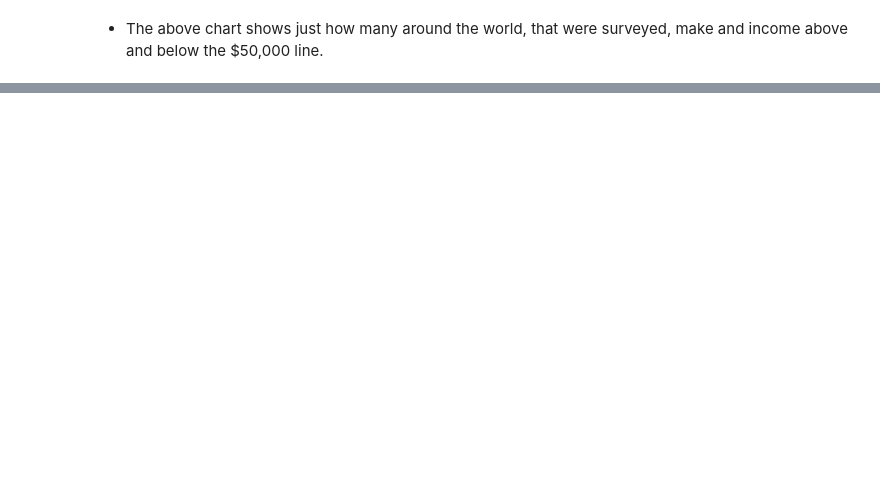
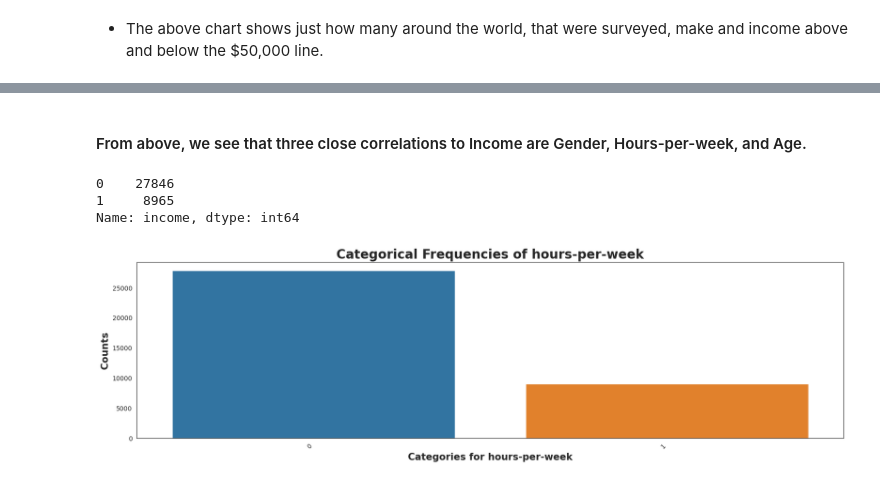
Before and after one commit to parrisatwork/Data-Predictions, a Jupyter notebook: Adult_Income_Parris_Trimingham.ipynb, the cells around one changed output, grey strips where cells are left out. Drawn from its saved outputs; the diff is of its cells as text; code cells hidden in the pictures; blank space fills up the shorter version.

```diff
--- a/Adult_Income_Parris_Trimingham.ipynb
+++ b/Adult_Income_Parris_Trimingham.ipynb
@@ -35,3 +41,26 @@ warnings.filterwarnings('ignore')
+# %%
+## functionize a barplot and call it plot_bar
+
+def plot_bar(data,x, y, figsize=(20,5)):
+    ## Make a larger fig/ax before plotting
+    fig, ax = plt.subplots(figsize=figsize)
+
+    ## Plot barplot
+
+    ## counts, counts up the categories, sort the values, then puts them in a
+    ## data frame.
+
+    counts = df[x].value_counts().sort_values(ascending=False).to_frame()
+    ## ploting the barplot
+
+    sns.barplot(data=counts,x=counts.index, y = counts[x],ax=ax)
+
+    plt.xticks(rotation= 90)
+    ax.set_title(f'Categorical Frequencies of {y}', fontsize = 20, fontweight = 'bold');
+    ax.set_xlabel(f'Categories for {y}', fontsize = 15, fontweight = 'bold')
+    ax.set_ylabel('Counts', fontsize = 15, fontweight = 'bold')
+
+    return fig,ax
 # %% [markdown]
 ## **Load and Inspect Data**
 # %%
@@ -336,3 +365,14 @@ print(f'There are {df.isna().sum().sum()} missing values.')
 There are 0 missing values.
 # %% [markdown]
 ### Univariate Visuals for the Target
+# %%
+label_encoder = preprocessing.LabelEncoder()
+
+df['gender'] = label_encoder.fit_transform(df['gender'])
+df['workclass'] = label_encoder.fit_transform(df['workclass'])
+df['education'] = label_encoder.fit_transform(df['education'])
+df['marital-status'] = label_encoder.fit_transform(df['marital-status'])
+df['occupation'] = label_encoder.fit_transform(df['occupation'])
+df['relationship'] = label_encoder.fit_transform(df['relationship'])
+df['native-country'] = label_encoder.fit_transform(df['native-country'])
+df['income'] = label_encoder.fit_transform(df['income'])
@@ -351,0 +417,11 @@ sns.countplot(df, x='income');
+# %% [markdown]
+#### From above, we see that three close correlations to Income are Gender, Hours-per-week, and Age.
+# %%
+fig, ax = plot_bar(df, 'income', 'hours-per-week');
+print(df['income'].value_counts())
+plt.xticks(rotation=45,ha='right');
+# %% [output]
+0    27846
+1     8965
+Name: income, dtype: int64
+[figure, added]
```
Also changed, not shown: parts of 11 cells of this notebook.
